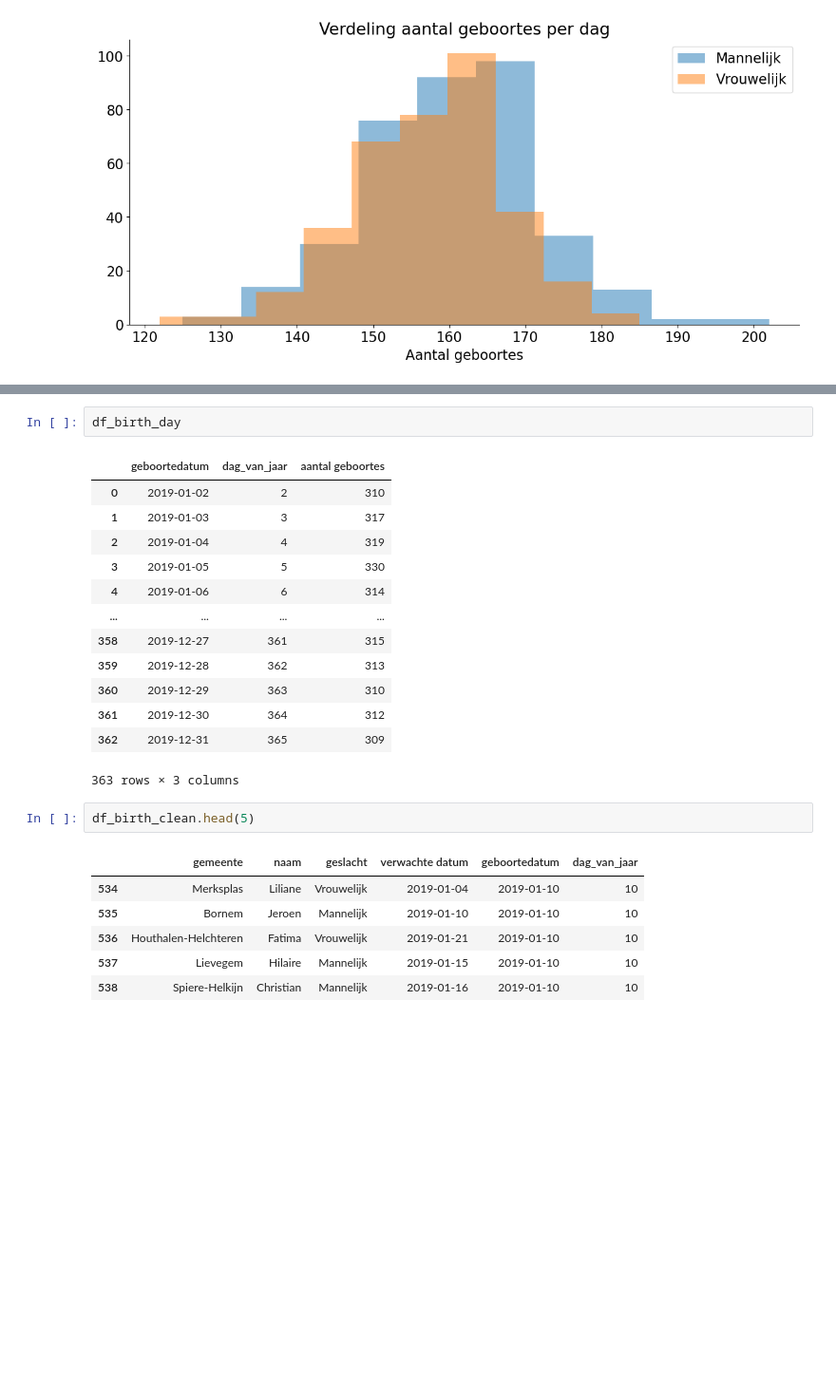
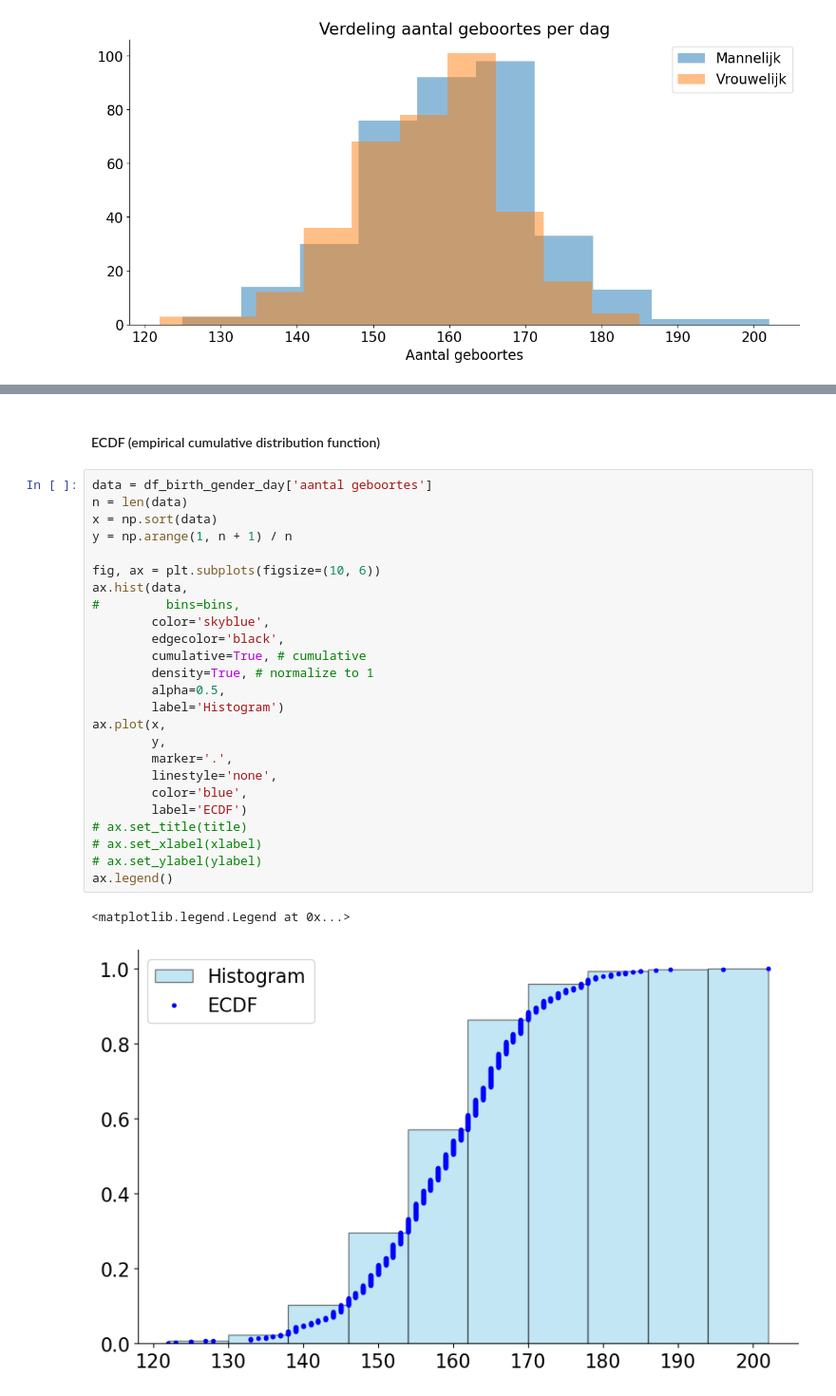
Before and after one commit to cdieltje/ExamenSyntra, a Jupyter notebook: notebooks/examen_deel1_V2.ipynb, the cells around one changed output, grey strips where cells are left out. Shown at 95% size. Cells and saved outputs as stored; diff of their text form; blank space fills up the shorter version.

Commit message:
Some more experiments on the data in file examen_deel1_V2.ipynb

```diff
--- a/notebooks/examen_deel1_V2.ipynb
+++ b/notebooks/examen_deel1_V2.ipynb
@@ -597,25 +562,30 @@ plt.show()
-# %%
-df_birth_day
-# %% [output]
-|  | geboortedatum | dag_van_jaar | aantal geboortes |
-| 0 | 2019-01-02 | 2 | 310 |
-| 1 | 2019-01-03 | 3 | 317 |
-| 2 | 2019-01-04 | 4 | 319 |
-| 3 | 2019-01-05 | 5 | 330 |
-| 4 | 2019-01-06 | 6 | 314 |
-| ... | ... | ... | ... |
-| 358 | 2019-12-27 | 361 | 315 |
-| 359 | 2019-12-28 | 362 | 313 |
-| 360 | 2019-12-29 | 363 | 310 |
-| 361 | 2019-12-30 | 364 | 312 |
-| 362 | 2019-12-31 | 365 | 309 |
-363 rows × 3 columns
-# %%
-df_birth_clean.head(5)
-# %% [output]
-|  | gemeente | naam | geslacht | verwachte datum | geboortedatum | dag_van_jaar |
-| 534 | Merksplas | Liliane | Vrouwelijk | 2019-01-04 | 2019-01-10 | 10 |
-| 535 | Bornem | Jeroen | Mannelijk | 2019-01-10 | 2019-01-10 | 10 |
-| 536 | Houthalen-Helchteren | Fatima | Vrouwelijk | 2019-01-21 | 2019-01-10 | 10 |
-| 537 | Lievegem | Hilaire | Mannelijk | 2019-01-15 | 2019-01-10 | 10 |
-| 538 | Spiere-Helkijn | Christian | Mannelijk | 2019-01-16 | 2019-01-10 | 10 |
+# %% [markdown]
+#### ECDF (empirical cumulative distribution function)
+# %%
+data = df_birth_gender_day['aantal geboortes']
+n = len(data)
+x = np.sort(data)
+y = np.arange(1, n + 1) / n
+
+fig, ax = plt.subplots(figsize=(10, 6))
+ax.hist(data,
+#         bins=bins,
+        color='skyblue',
+        edgecolor='black',
+        cumulative=True, # cumulative
+        density=True, # normalize to 1
+        alpha=0.5,
+        label='Histogram')
+ax.plot(x,
+        y,
+        marker='.',
+        linestyle='none',
+        color='blue',
+        label='ECDF')
+# ax.set_title(title)
+# ax.set_xlabel(xlabel)
+# ax.set_ylabel(ylabel)
+ax.legend()
+# %% [output]
+<matplotlib.legend.Legend at 0x...>
+[figure, added]
```
Also changed, not shown: parts of 10 cells of this notebook, 1 other file.
